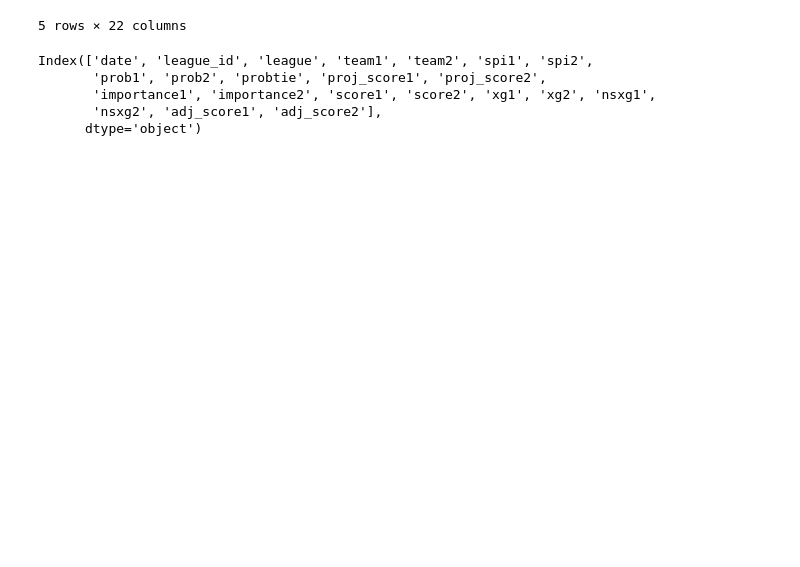
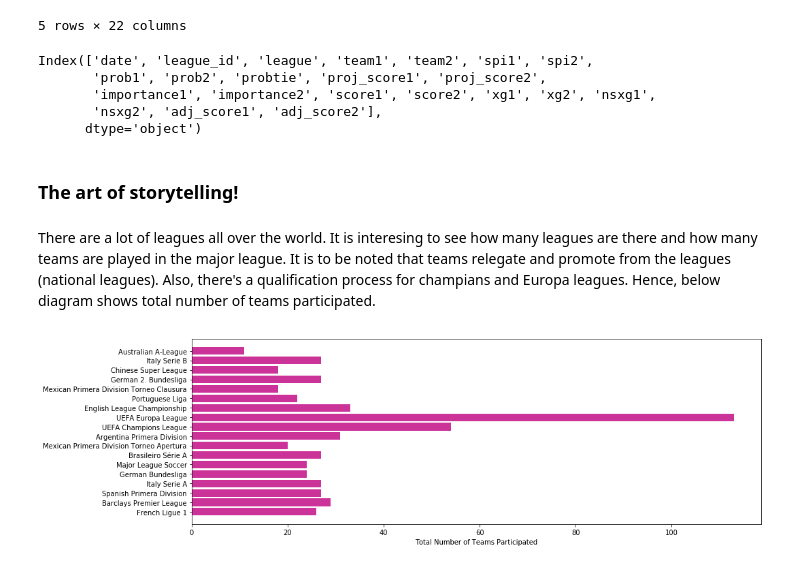
Before and after one commit to Ruturaj4/the_oscars, a Jupyter notebook: notebooks/1.0-rkv-the-oscars.ipynb, the cells around one changed output. Saved outputs shown, nothing was run; the diff lists cells and outputs as text; code cells hidden in the pictures; blank space fills up the shorter version.

Commit message:
start visualization

```diff
--- a/notebooks/1.0-rkv-the-oscars.ipynb
+++ b/notebooks/1.0-rkv-the-oscars.ipynb
@@ -49,3 +54,20 @@ Index(['date', 'league_id', 'league', 'team1', 'team2', 'spi1', 'spi2',
        'importance1', 'importance2', 'score1', 'score2', 'xg1', 'xg2', 'nsxg1',
        'nsxg2', 'adj_score1', 'adj_score2'],
       dtype='object')
+# %% [markdown]
+### The art of storytelling!
+# %% [markdown]
+There are a lot of leagues all over the world. It is interesing to see how many leagues are there and how many teams are played in the major league. It is to be noted that teams relegate and promote from the leagues (national leagues). Also, there's a qualification process for champians and Europa leagues. Hence, below diagram shows total number of teams participated.
+# %%
+dic = {k:[] for k in matches.league.unique()}
+[dic[i[0]].extend([i[1], i[2]]) for i in zip(matches.league, matches.team1, matches.team2)]
+dic = {k:len(set(v)) for k,v in dic.items()}
+
+plt.figure(figsize=(15, 5))
+y_pos = np.arange(len(dic.keys()))
+plt.barh(y_pos, list(dic.values()), color = "#cc3399")
+plt.yticks(y_pos, list(dic.keys()))
+plt.xlabel("Total Number of Teams Participated")
+plt.show()
+# %% [output]
+[figure, added]
```
Also changed, not shown: parts of 6 cells of this notebook.
